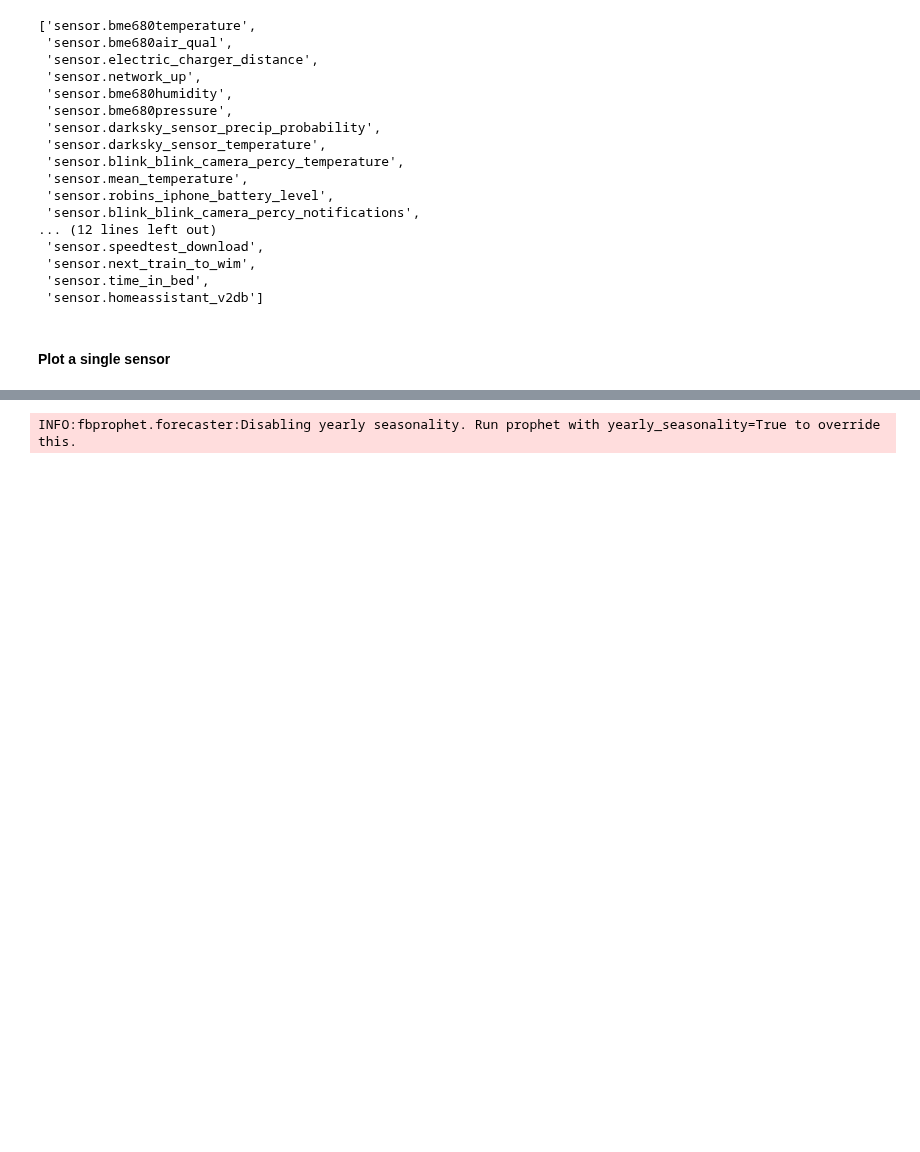
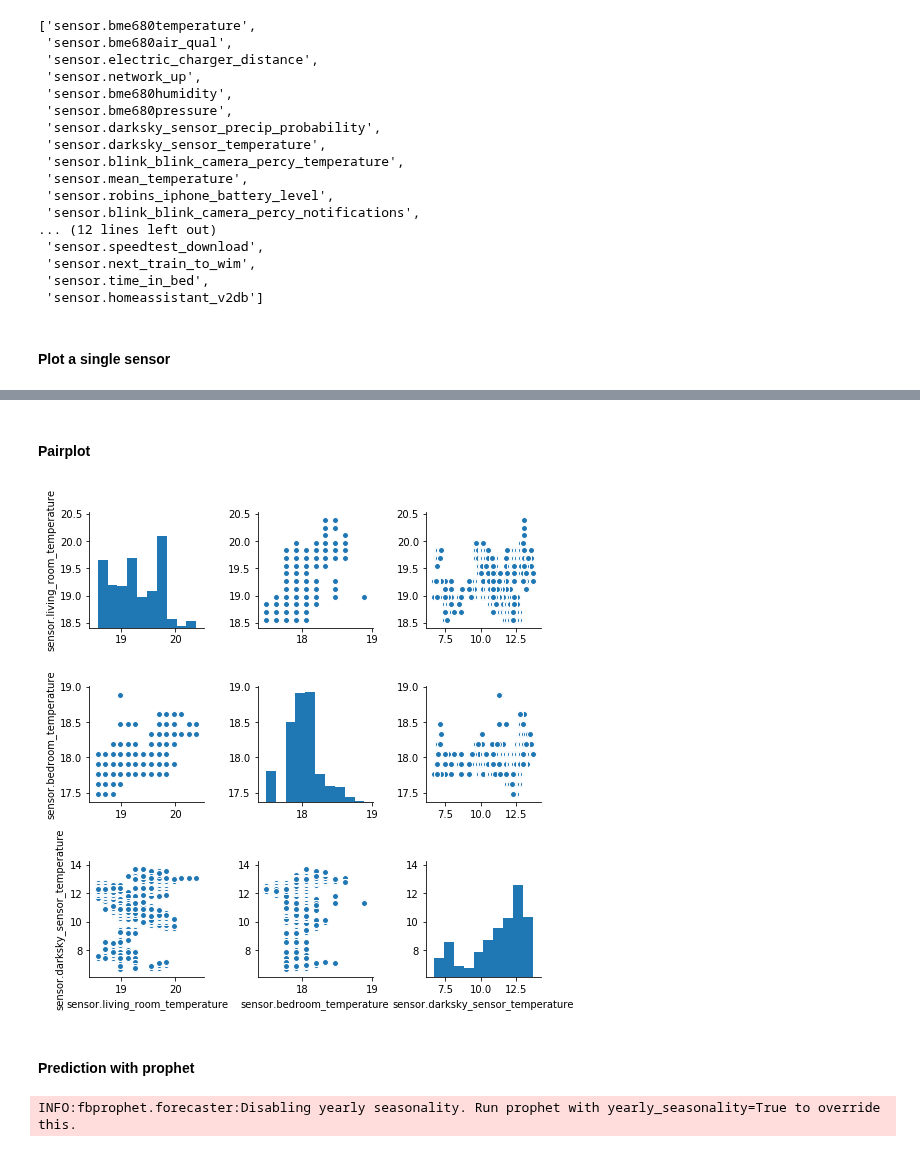
Before and after one commit to robmarkcole/HASS-data-detective, a Jupyter notebook: Usage of HASS-data-detective-RC.ipynb, the cells around one changed output, grey strips where cells are left out. Saved outputs shown, nothing was run; the diff lists cells and outputs as text; code cells hidden in the pictures; blank space fills up the shorter version.

Commit message:
Add pair plot

```diff
--- a/Usage of HASS-data-detective-RC.ipynb
+++ b/Usage of HASS-data-detective-RC.ipynb
@@ -49,3 +49,13 @@ parser.plot_sensor(sensor)
+# %% [markdown]
+#### Pairplot
+# %%
+parser.sensor_pairplot(['sensor.living_room_temperature',
+                        'sensor.bedroom_temperature',
+                        'sensor.darksky_sensor_temperature'])
+# %% [output]
+[figure, added]
+# %% [markdown]
+#### Prediction with prophet
 # %%
 sensor = 'sensor.darksky_sensor_temperature'
 model, future = parser.prophet_model(sensor)
```
Also changed, not shown: parts of 5 cells of this notebook, 1 other file.
